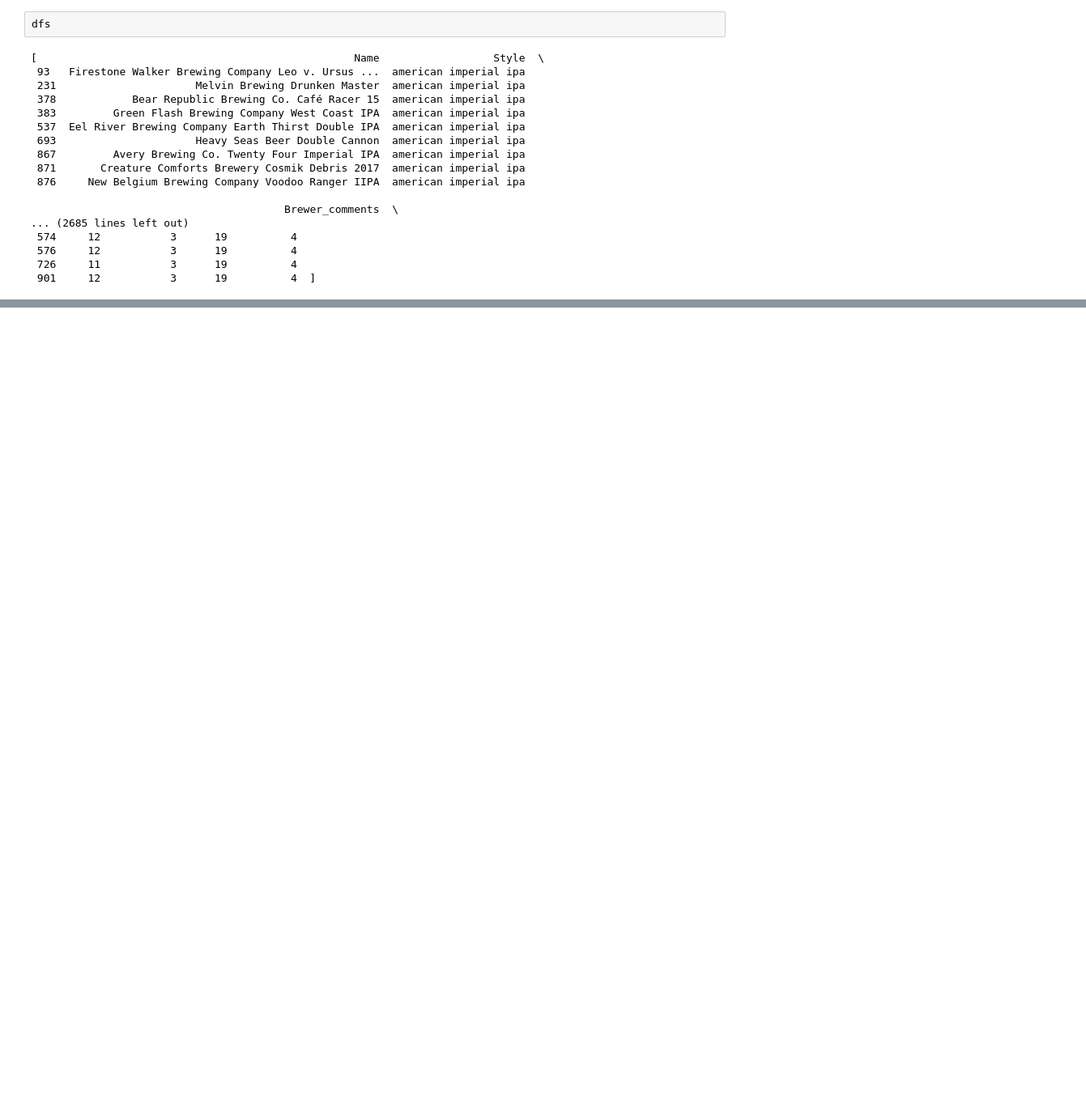
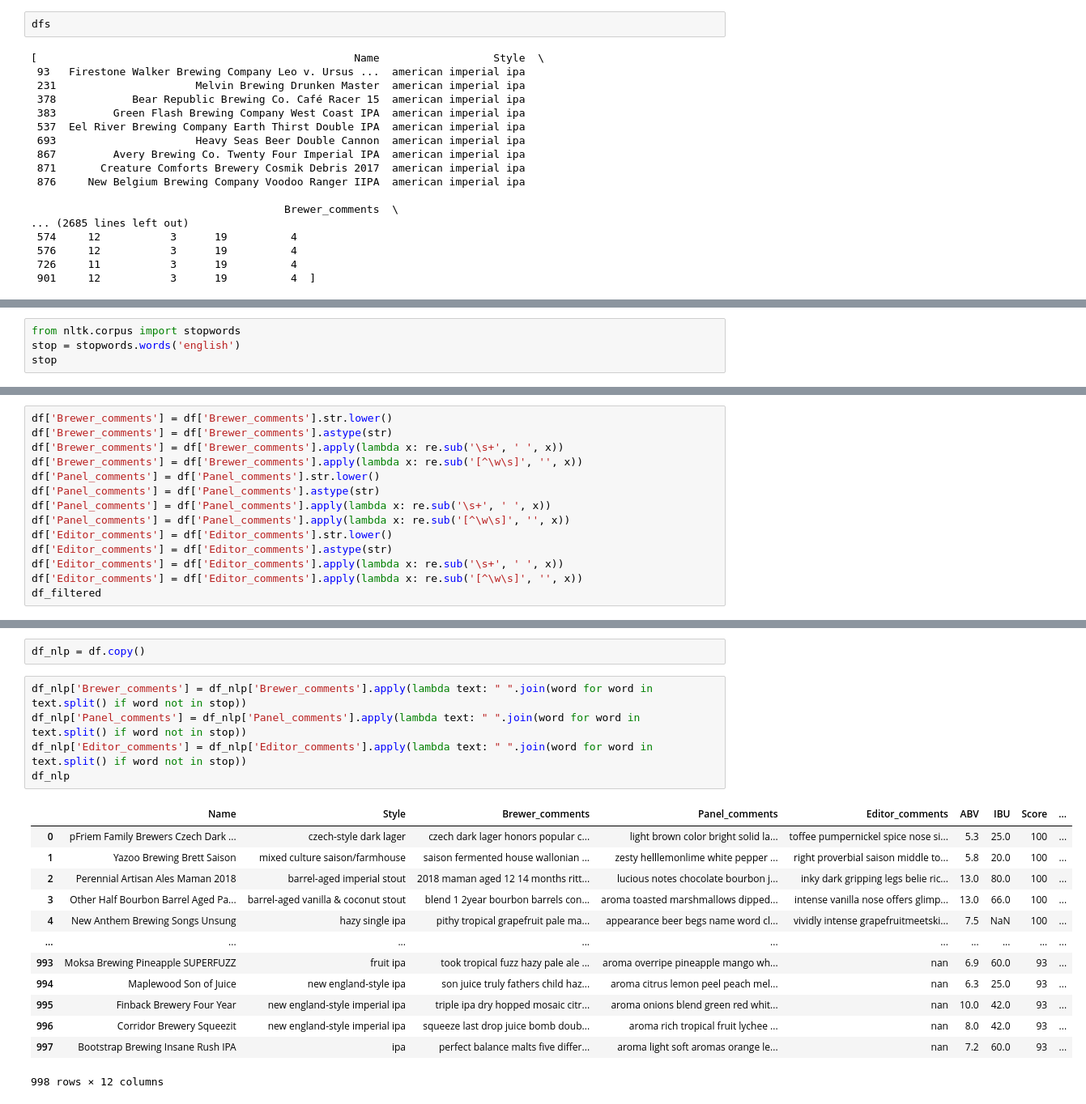
Before and after one commit to timcolussi/beer_reviews_webscraping_proj, a Jupyter notebook: Beer_reviews.ipynb, the cells around one changed output, grey strips where cells are left out. Shown at 81% size. Cells and saved outputs as stored; diff of their text form; blank space fills up the shorter version.

```diff
--- a/Beer_reviews.ipynb
+++ b/Beer_reviews.ipynb
@@ -267,0 +281,4 @@ dfs
+# %%
+from nltk.corpus import stopwords
+stop = stopwords.words('english')
+stop
@@ -267,0 +303,14 @@ dfs
+# %%
+df['Brewer_comments'] = df['Brewer_comments'].str.lower()
+df['Brewer_comments'] = df['Brewer_comments'].astype(str)
+df['Brewer_comments'] = df['Brewer_comments'].apply(lambda x: re.sub('\s+', ' ', x))
+df['Brewer_comments'] = df['Brewer_comments'].apply(lambda x: re.sub('[^\w\s]', '', x))
+df['Panel_comments'] = df['Panel_comments'].str.lower()
+df['Panel_comments'] = df['Panel_comments'].astype(str)
+df['Panel_comments'] = df['Panel_comments'].apply(lambda x: re.sub('\s+', ' ', x))
+df['Panel_comments'] = df['Panel_comments'].apply(lambda x: re.sub('[^\w\s]', '', x))
+df['Editor_comments'] = df['Editor_comments'].str.lower()
+df['Editor_comments'] = df['Editor_comments'].astype(str)
+df['Editor_comments'] = df['Editor_comments'].apply(lambda x: re.sub('\s+', ' ', x))
+df['Editor_comments'] = df['Editor_comments'].apply(lambda x: re.sub('[^\w\s]', '', x))
+df_filtered
@@ -267,0 +331,21 @@ dfs
+# %%
+df_nlp = df.copy()
+# %%
+df_nlp['Brewer_comments'] = df_nlp['Brewer_comments'].apply(lambda text: " ".join(word for word in text.split() if word not in stop))
+df_nlp['Panel_comments'] = df_nlp['Panel_comments'].apply(lambda text: " ".join(word for word in text.split() if word not in stop))
+df_nlp['Editor_comments'] = df_nlp['Editor_comments'].apply(lambda text: " ".join(word for word in text.split() if word not in stop))
+df_nlp
+# %% [output]
+|  | Name | Style | Brewer_comments | Panel_comments | Editor_comments | ABV | IBU | Score | ... |
+| 0 | pFriem Family Brewers Czech Dark ... | czech-style dark lager | czech dark lager honors popular c... | light brown color bright solid la... | toffee pumpernickel spice nose si... | 5.3 | 25.0 | 100 | ... |
+| 1 | Yazoo Brewing Brett Saison | mixed culture saison/farmhouse | saison fermented house wallonian ... | zesty helllemonlime white pepper ... | right proverbial saison middle to... | 5.8 | 20.0 | 100 | ... |
+| 2 | Perennial Artisan Ales Maman 2018 | barrel-aged imperial stout | 2018 maman aged 12 14 months ritt... | lucious notes chocolate bourbon j... | inky dark gripping legs belie ric... | 13.0 | 80.0 | 100 | ... |
+| 3 | Other Half Bourbon Barrel Aged Pa... | barrel-aged vanilla & coconut stout | blend 1 2year bourbon barrels con... | aroma toasted marshmallows dipped... | intense vanilla nose offers glimp... | 13.0 | 66.0 | 100 | ... |
+| 4 | New Anthem Brewing Songs Unsung | hazy single ipa | pithy tropical grapefruit pale ma... | appearance beer begs name word cl... | vividly intense grapefruitmeetski... | 7.5 | NaN | 100 | ... |
+| ... | ... | ... | ... | ... | ... | ... | ... | ... | ... |
+| 993 | Moksa Brewing Pineapple SUPERFUZZ | fruit ipa | took tropical fuzz hazy pale ale ... | aroma overripe pineapple mango wh... | nan | 6.9 | 60.0 | 93 | ... |
+| 994 | Maplewood Son of Juice | new england-style ipa | son juice truly fathers child haz... | aroma citrus lemon peel peach mel... | nan | 6.3 | 25.0 | 93 | ... |
+| 995 | Finback Brewery Four Year | new england-style imperial ipa | triple ipa dry hopped mosaic citr... | aroma onions blend green red whit... | nan | 10.0 | 42.0 | 93 | ... |
+| 996 | Corridor Brewery Squeezit | new england-style imperial ipa | squeeze last drop juice bomb doub... | aroma rich tropical fruit lychee ... | nan | 8.0 | 42.0 | 93 | ... |
+| 997 | Bootstrap Brewing Insane Rush IPA | ipa | perfect balance malts five differ... | aroma light soft aromas orange le... | nan | 7.2 | 60.0 | 93 | ... |
+998 rows × 12 columns
```
Also changed, not shown: parts of 10 cells of this notebook.
